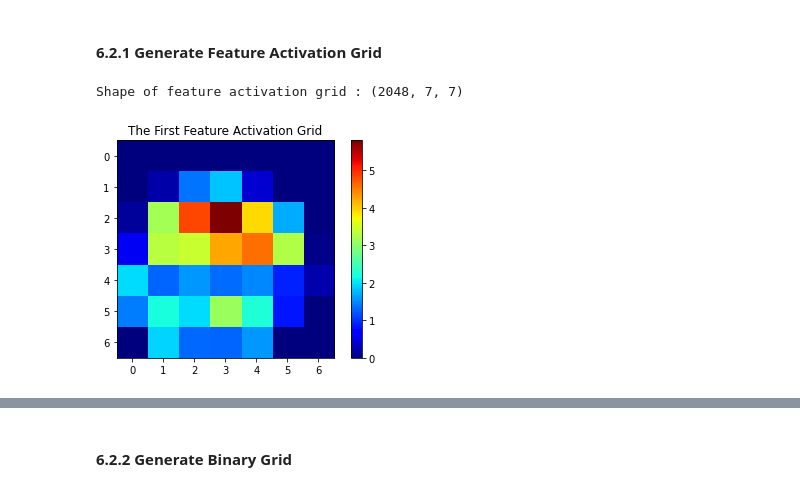
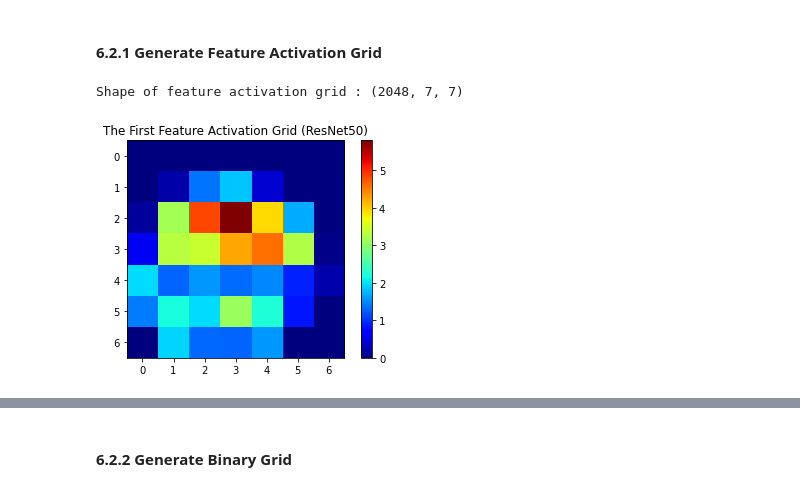
Before and after one commit to deshanchathusanka/abuses-biases-blessing-of-data, a Jupyter notebook: research/SIDU.ipynb, the cells around one changed output, grey strips where cells are left out. Saved outputs shown, nothing was run; the diff lists cells and outputs as text; code cells hidden in the pictures.

```diff
--- a/research/SIDU.ipynb
+++ b/research/SIDU.ipynb
@@ -72,7 +72,7 @@ INPUT_SIZE = (IMG_HEIGHT, IMG_WIDTH)
 INPUT_SHAPE = (IMG_HEIGHT, IMG_WIDTH, CHANNEL)
 
 ####################### Testing ##############################
-image_path = 'google_images/castle.jpg'
+image_path = 'test_images/castle.jpg'
 img, processed_image = load_img(path = image_path, input_size = (IMG_HEIGHT, IMG_WIDTH))
 print(f'Shape of Processed Image : {processed_image.shape}')
 
@@ -149,18 +187,20 @@ Size of random grid(RISE) :  (2048, 7, 7)
 # %% [markdown]
 <h4>6.2.1 Generate Feature Activation Grid</h4>
 # %%
+########################### SIDU : RESNET-50 ######################################
+
 ### extract the last convlution layers' feature activation maps of the model
 feature_activation_maps = features_model.predict(processed_image) # output of the 5th convolutional block = (1, 7, 7, 2048)
 last_conv_output = np.squeeze(feature_activation_maps) # remove unit size dimension(batch size) = (7, 7, 2048)
 grid_sidu = np.rollaxis(last_conv_output, 2, 0) ## (2048, 7, 7) = last convolution layer output
 print(f'Shape of feature activation grid : {grid_sidu.shape}')
 
 ############### View one feature activation grid ###############
 plt.figure()
-plt.title(label = 'The First Feature Activation Grid')
+plt.title(label = 'The First Feature Activation Grid (ResNet50)')
 plt.imshow(grid_sidu[0], cmap = 'jet')
 plt.colorbar()
 plt.show()
 # %% [output]
 Shape of feature activation grid : (2048, 7, 7)
-[figure, old version]
+[figure, new version]
```
Also changed, not shown: parts of 25 cells of this notebook.
